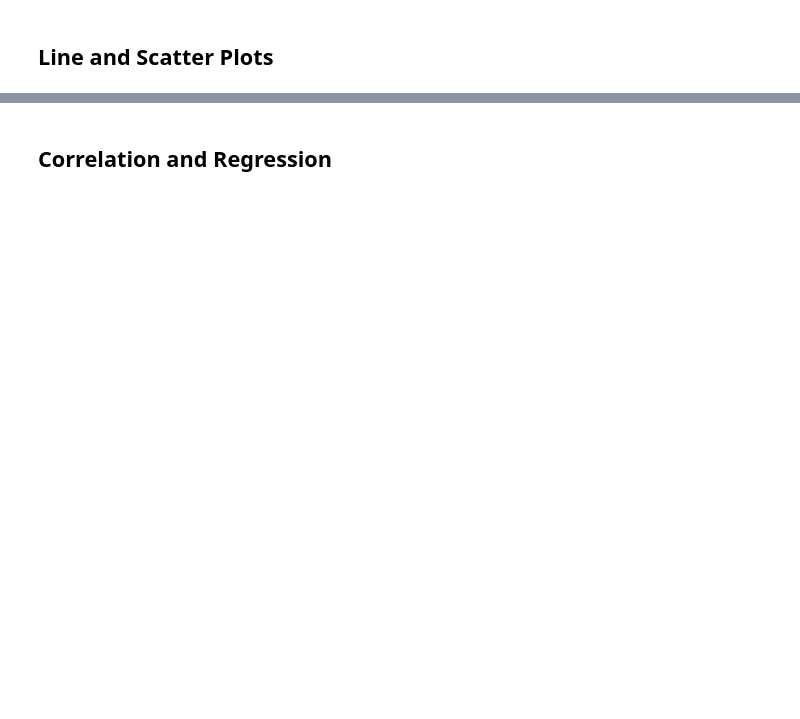
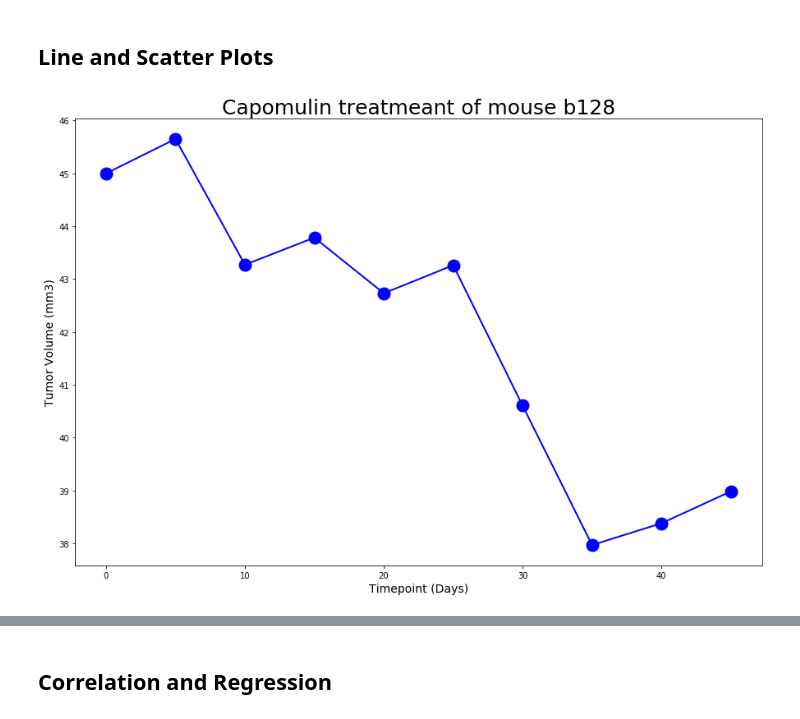
Before and after one commit to arvinseeva/matplotlib-challenge, a Jupyter notebook: pymaceuticals_starter.ipynb, the cells around one changed output, grey strips where cells are left out. Cells and saved outputs as stored; diff of their text form; code cells hidden in the pictures; blank space fills up the shorter version.

```diff
--- a/pymaceuticals_starter.ipynb
+++ b/pymaceuticals_starter.ipynb
@@ -318,0 +386,17 @@ SyntaxError: invalid syntax (<ipython-input-1-a9855a503f81>, line 11)
+# %%
+# Generate a line plot of time point versus tumor volume for a mouse treated with Capomulin
+line_df = Capomulin_df.loc[Capomulin_df["Mouse ID"] == "b128",:]
+line_df.head()
+
+x_axis = line_df["Timepoint"]
+tumorsize = line_df["Tumor Volume (mm3)"]
+
+fig1, ax1 = plt.subplots(figsize=(15, 10))
+plt.title('Capomulin treatmeant of mouse b128',fontsize =25)
+plt.plot(x_axis, tumorsize,linewidth=2, markersize=15,marker="o",color="blue")
+plt.xlabel('Timepoint (Days)',fontsize =14)
+plt.ylabel('Tumor Volume (mm3)',fontsize =14)
+
+plt.show()
+# %% [output]
+[figure, added]
```
Also changed, not shown: parts of 18 cells of this notebook.
